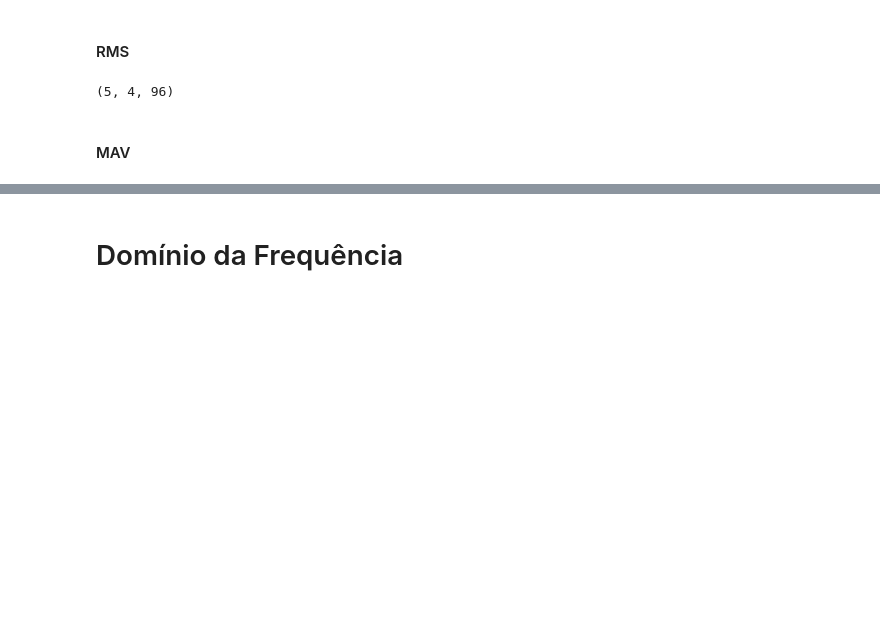
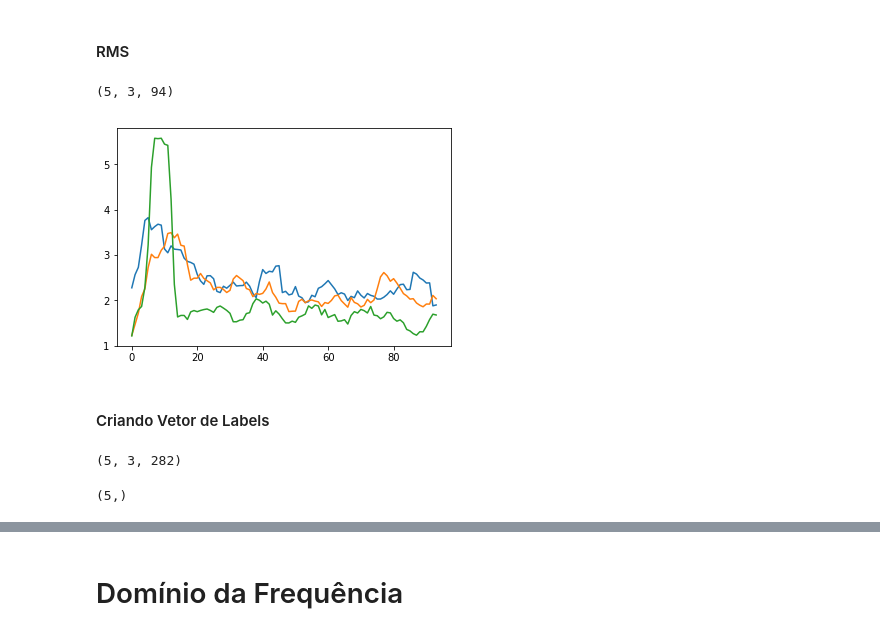
Before and after one commit to HCelante/RP-Dataset-APS2, a Jupyter notebook: Reconhecimento de Padrões aps2.ipynb, the cells around one changed output, grey strips where cells are left out. Cells and saved outputs as stored; diff of their text form; code cells hidden in the pictures; blank space fills up the shorter version.

```diff
--- a/Reconhecimento de Padrões aps2.ipynb
+++ b/Reconhecimento de Padrões aps2.ipynb
@@ -115,7 +168,10 @@ print(var.shape)
 # %%
 rms = np.sqrt(np.sum(np.abs(x) ** 2, axis=-1) / (np.prod(x.shape[:-1]) - 1))
 print(rms.shape)
+
+for i in range(rms.shape[1]):
+    plt.plot(rms[3,i,:])
+plt.show()
 # %% [output]
-(5, 4, 96)
+(5, 3, 94)
+[figure, added]
-# %% [markdown]
-#### MAV
@@ -137,0 +178,15 @@ def vaiSVC(X,y):
+# %% [markdown]
+#### Criando Vetor de Labels
+# %%
+X = np.concatenate((rms, var, iemg), axis=-1)
+X = np.array(X)
+#X = X.reshape(5*4, 282)
+print(X.shape)
+# %% [output]
+(5, 3, 282)
+# %%
+y = np.array([[str(i)] * int(X.shape[0] / 5) for i in range(5)])
+y = y.reshape(y.shape[0] * y.shape[1])
+y.shape
+# %% [output]
+(5,)
```
Also changed, not shown: parts of 22 cells of this notebook, 2 other files.
